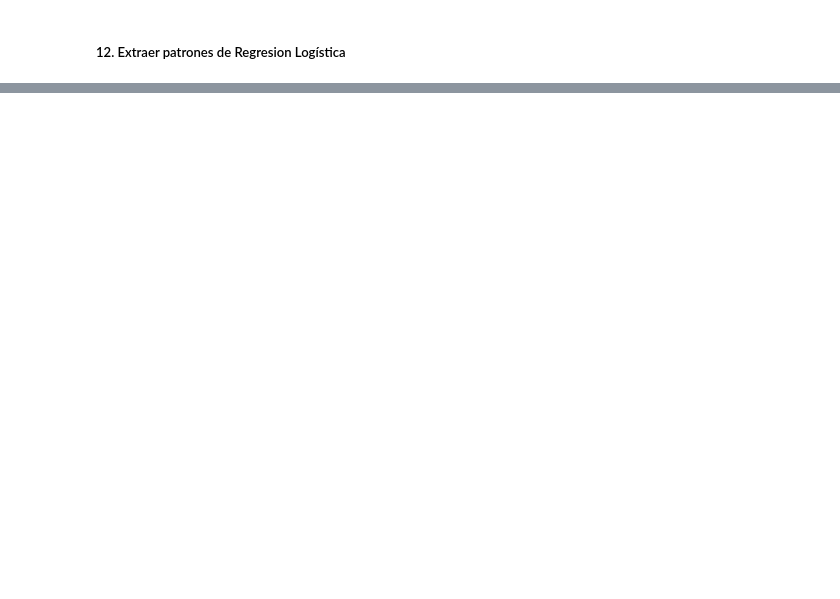
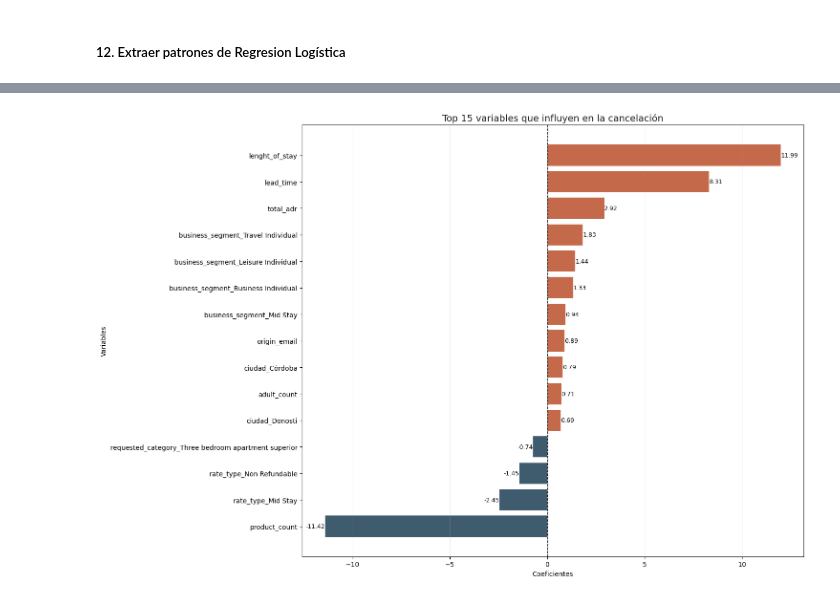
Before and after one commit to javierllorenteMon/RETO_06_VerdeOSCURO, a Jupyter notebook: 07-Modelado.ipynb, the cells around one changed output, grey strips where cells are left out. Cells and saved outputs as stored; diff of their text form; code cells hidden in the pictures; blank space fills up the shorter version.

```diff
--- a/07-Modelado.ipynb
+++ b/07-Modelado.ipynb
@@ -1206,0 +1119,40 @@ dtype: float64
+# %%
+# Odds Ratios de regresion logistica
+
+odds_ratios_log = np.log(odds_ratios)
+
+top15 = odds_ratios_log.abs().sort_values(ascending=False).head(15).index
+odds_top15 = odds_ratios_log.loc[top15].sort_values()
+
+colors = [
+    libere_palette[5] if val > 0 else libere_palette[3]
+    for val in odds_top15
+]
+
+plt.figure(figsize=(15, 10))
+plt.barh(odds_top15.index, odds_top15.values, color=colors)
+
+plt.axvline(0, color=libere_palette[0], linestyle='--', linewidth=1)
+
+plt.xlabel("Coeficientes")
+plt.ylabel("Variables")
+plt.title(
+    "Top 15 variables que influyen en la cancelación",
+    color=libere_palette[0],
+    fontsize=14
+)
+
+plt.grid(axis='x', alpha=0.2)
+
+for i, v in enumerate(odds_top15.values):
+    plt.text(
+        v, i, f"{v:.2f}",
+        va='center',
+        ha='left' if v > 0 else 'right',
+        fontsize=9
+    )
+
+plt.tight_layout()
+plt.show()
+# %% [output]
+[figure, added]
```
Also changed, not shown: parts of 27 cells of this notebook, 1 other file.
